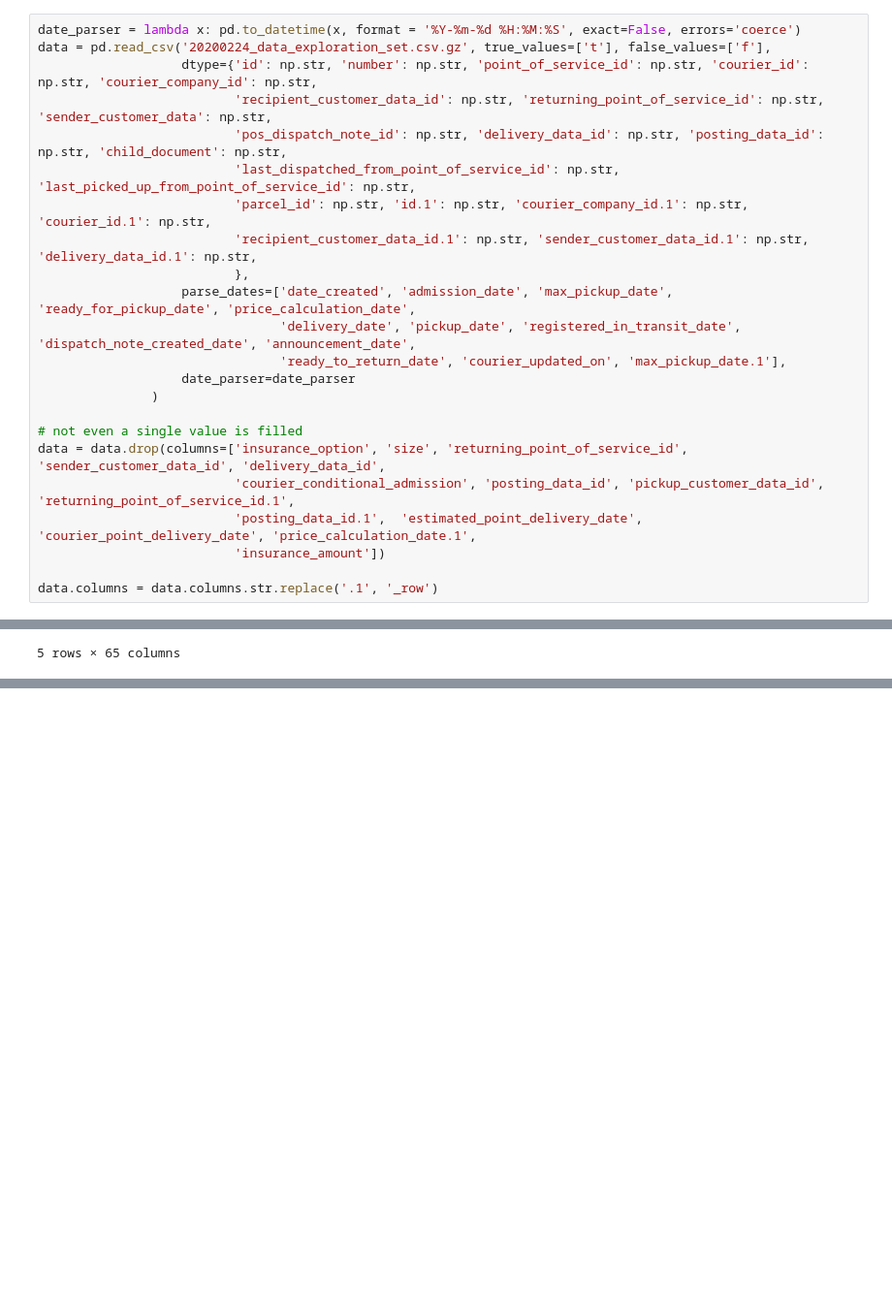
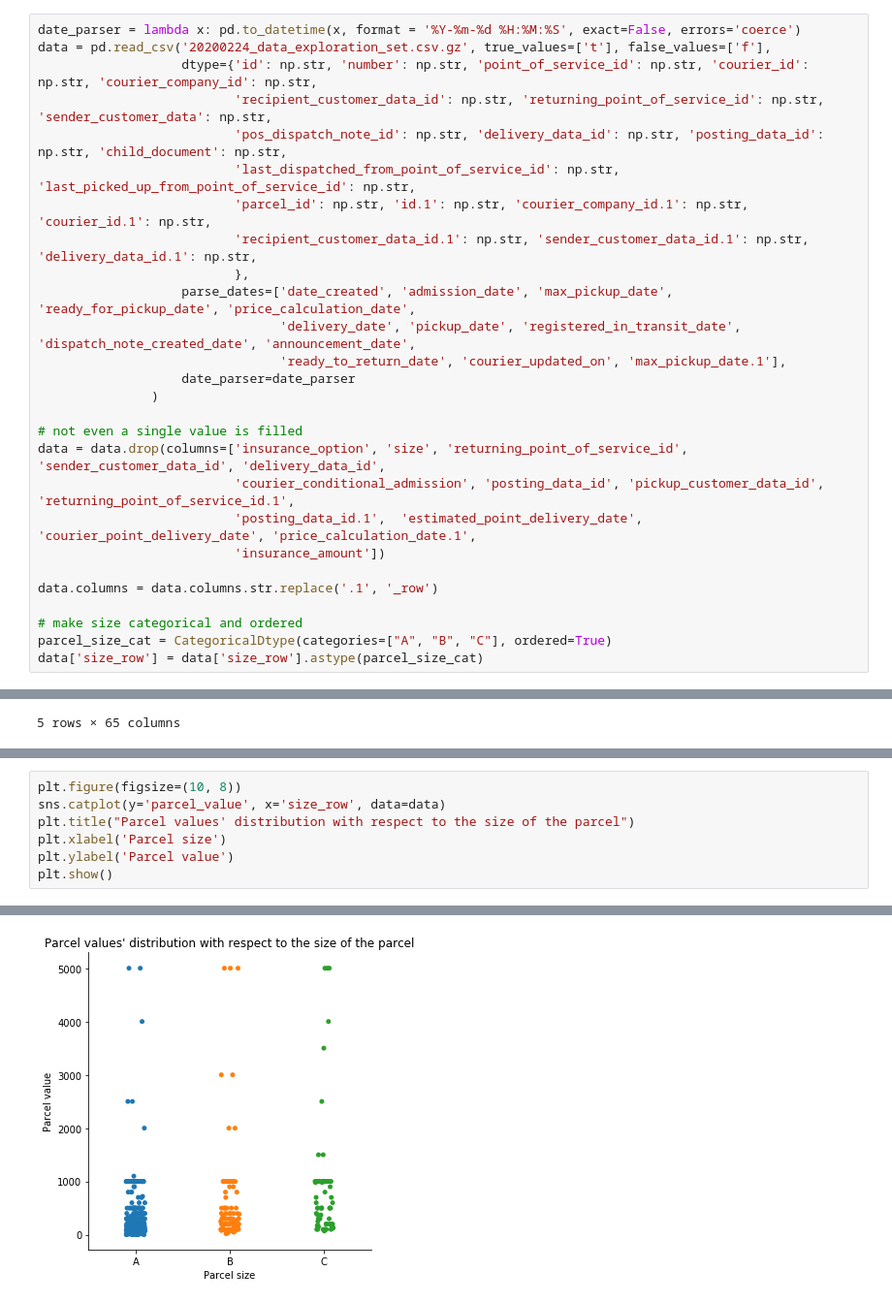
Before and after one commit to Garrus990/pointp, a Jupyter notebook: pointp_data.ipynb, the cells around one changed output, grey strips where cells are left out. Shown at 97% size. Drawn from its saved outputs; the diff is of its cells as text; blank space fills up the shorter version.

```diff
--- a/pointp_data.ipynb
+++ b/pointp_data.ipynb
@@ -26,6 +33,10 @@ data = data.drop(columns=['insurance_option', 'size', 'returning_point_of_servic
                           'insurance_amount'])
 
 data.columns = data.columns.str.replace('.1', '_row')
+
+# make size categorical and ordered
+parcel_size_cat = CategoricalDtype(categories=["A", "B", "C"], ordered=True)
+data['size_row'] = data['size_row'].astype(parcel_size_cat)
 # %%
 data.shape
 # %% [output]
@@ -64,0 +86,8 @@ data.head()
+# %%
+plt.figure(figsize=(10, 8))
+sns.catplot(y='parcel_value', x='size_row', data=data)
+plt.title("Parcel values' distribution with respect to the size of the parcel")
+plt.xlabel('Parcel size')
+plt.ylabel('Parcel value')
+plt.show()
+# %% [output]
@@ -64,0 +95 @@ data.head()
+[figure, added]
```
Also changed, not shown: parts of 37 cells of this notebook.
